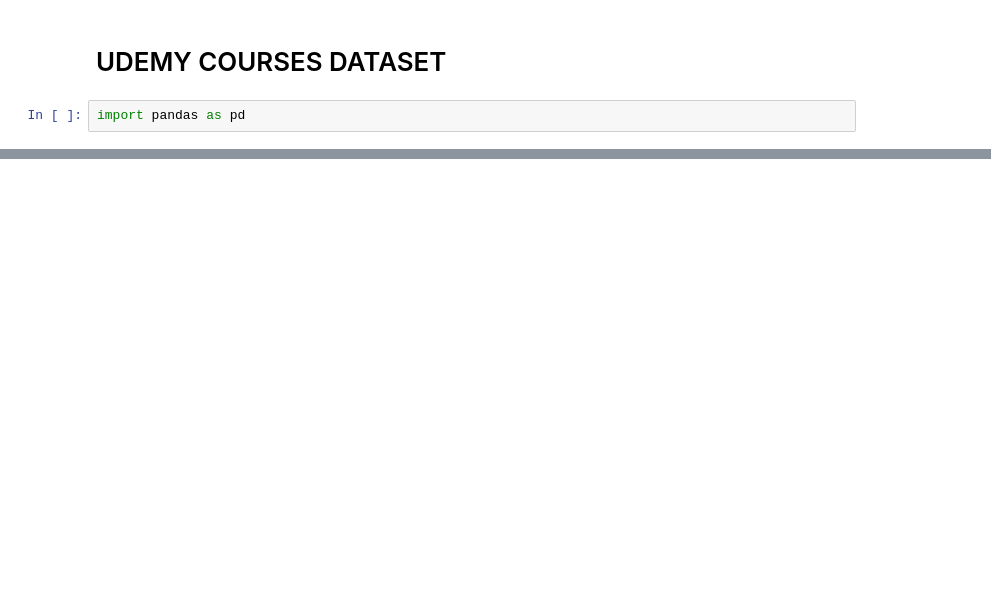
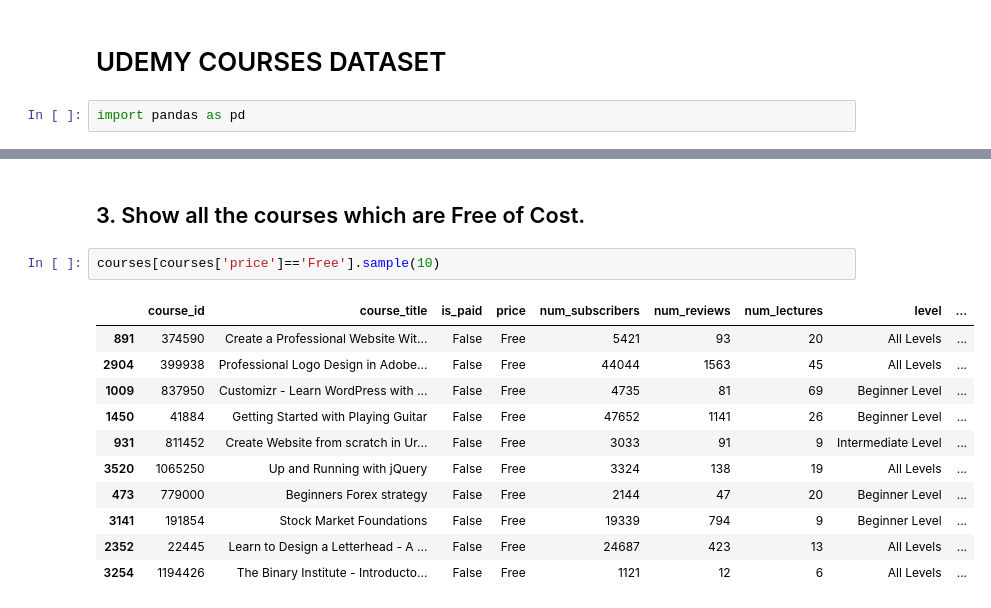
Before and after one commit to Jay-Jun123/DA_Project, a Jupyter notebook: Courses/udemy_courses.ipynb, the cells around one changed output, grey strips where cells are left out. Saved outputs shown, nothing was run; the diff lists cells and outputs as text; blank space fills up the shorter version.

```diff
--- a/Courses/udemy_courses.ipynb
+++ b/Courses/udemy_courses.ipynb
@@ -20,0 +39,16 @@ pd.read_csv(r'./data/7. Udemy Courses.csv')
+# %% [markdown]
+## 3. Show all the courses which are Free of Cost.
+# %%
+courses[courses['price']=='Free'].sample(10)
+# %% [output]
+|  | course_id | course_title | is_paid | price | num_subscribers | num_reviews | num_lectures | level | ... |
+| 891 | 374590 | Create a Professional Website Wit... | False | Free | 5421 | 93 | 20 | All Levels | ... |
+| 2904 | 399938 | Professional Logo Design in Adobe... | False | Free | 44044 | 1563 | 45 | All Levels | ... |
+| 1009 | 837950 | Customizr - Learn WordPress with ... | False | Free | 4735 | 81 | 69 | Beginner Level | ... |
+| 1450 | 41884 | Getting Started with Playing Guitar | False | Free | 47652 | 1141 | 26 | Beginner Level | ... |
+| 931 | 811452 | Create Website from scratch in Ur... | False | Free | 3033 | 91 | 9 | Intermediate Level | ... |
+| 3520 | 1065250 | Up and Running with jQuery | False | Free | 3324 | 138 | 19 | All Levels | ... |
+| 473 | 779000 | Beginners Forex strategy | False | Free | 2144 | 47 | 20 | Beginner Level | ... |
+| 3141 | 191854 | Stock Market Foundations | False | Free | 19339 | 794 | 9 | Beginner Level | ... |
+| 2352 | 22445 | Learn to Design a Letterhead - A ... | False | Free | 24687 | 423 | 13 | All Levels | ... |
+| 3254 | 1194426 | The Binary Institute - Introducto... | False | Free | 1121 | 12 | 6 | All Levels | ... |
```
Also changed, not shown: parts of 21 cells of this notebook.
